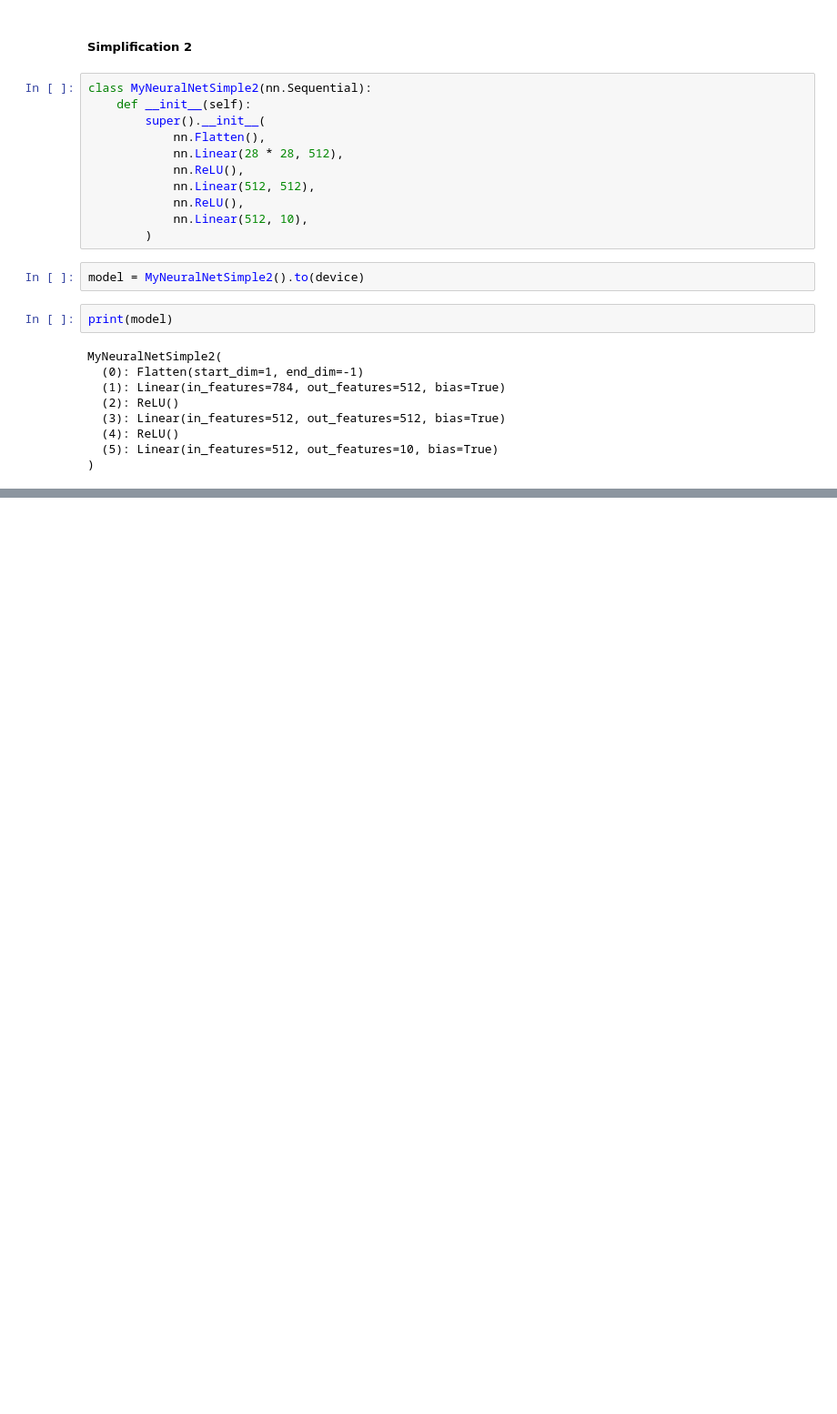
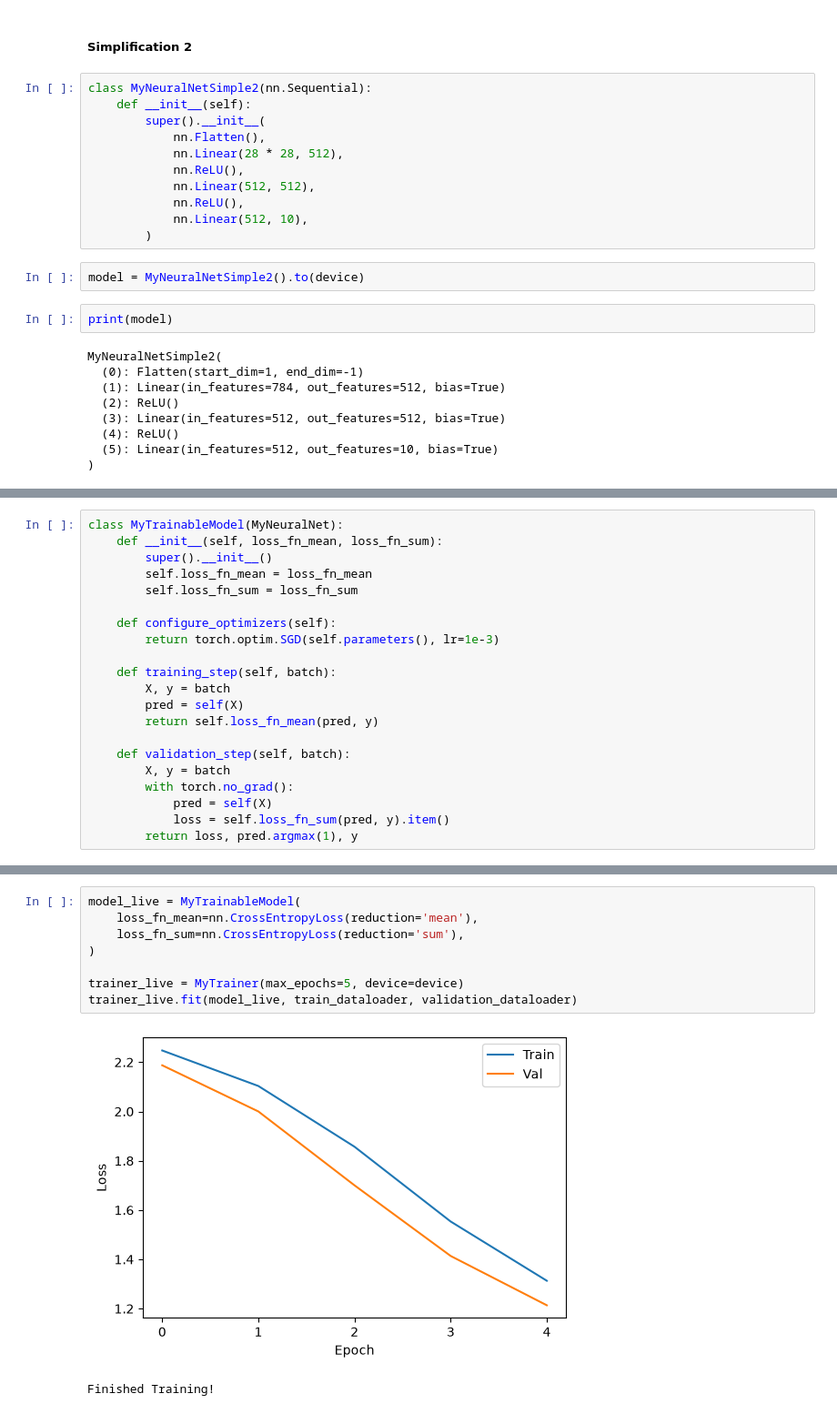
Before and after one commit to delphkiseki/deep_learning_practice, a Jupyter notebook: TP1_Pytorch_MLP/TP1-1_Pytorch.ipynb, the cells around one changed output, grey strips where cells are left out. Shown at 91% size. Saved outputs shown, nothing was run; the diff lists cells and outputs as text; blank space fills up the shorter version.

```diff
--- a/TP1_Pytorch_MLP/TP1-1_Pytorch.ipynb
+++ b/TP1_Pytorch_MLP/TP1-1_Pytorch.ipynb
@@ -423,0 +616,21 @@ Predicted class: T-Shirt
+# %%
+class MyTrainableModel(MyNeuralNet):
+    def __init__(self, loss_fn_mean, loss_fn_sum):
+        super().__init__()
+        self.loss_fn_mean = loss_fn_mean
+        self.loss_fn_sum = loss_fn_sum
+
+    def configure_optimizers(self):
+        return torch.optim.SGD(self.parameters(), lr=1e-3)
+
+    def training_step(self, batch):
+        X, y = batch
+        pred = self(X)
+        return self.loss_fn_mean(pred, y)
+
+    def validation_step(self, batch):
+        X, y = batch
+        with torch.no_grad():
+            pred = self(X)
+            loss = self.loss_fn_sum(pred, y).item()
+        return loss, pred.argmax(1), y
@@ -423,0 +685,11 @@ Predicted class: T-Shirt
+# %%
+model_live = MyTrainableModel(
+    loss_fn_mean=nn.CrossEntropyLoss(reduction='mean'),
+    loss_fn_sum=nn.CrossEntropyLoss(reduction='sum'),
+)
+
+trainer_live = MyTrainer(max_epochs=5, device=device)
+trainer_live.fit(model_live, train_dataloader, validation_dataloader)
+# %% [output]
+[figure, added]
+Finished Training!
```
Also changed, not shown: parts of 24 cells of this notebook.
